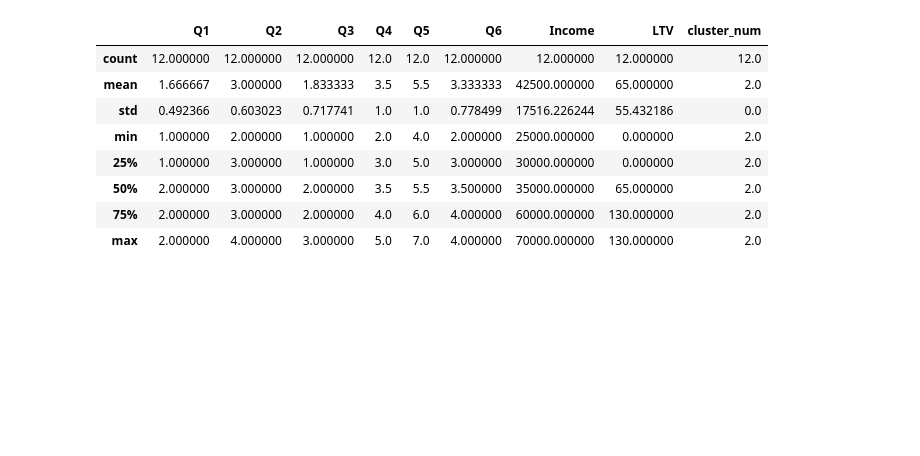
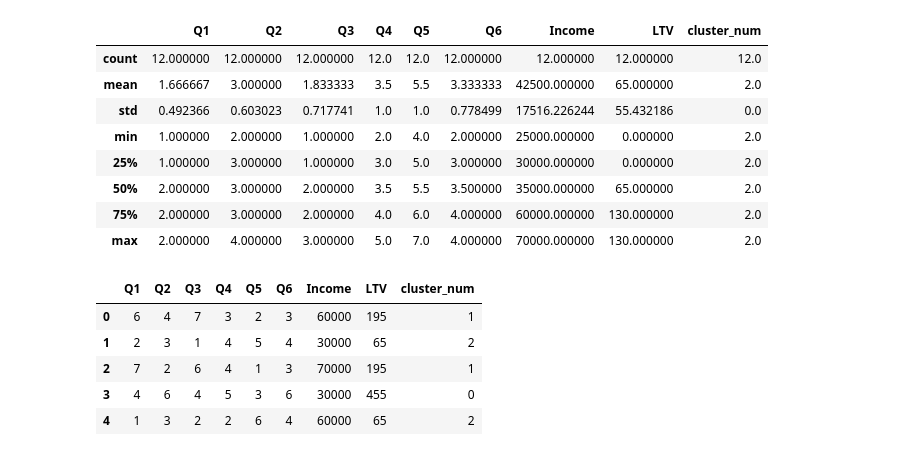
Before and after one commit to ajbattan/marketing_analytics, a Jupyter notebook: Survey_Cluster_Analysis.ipynb, the cells around one changed output. Cells and saved outputs as stored; diff of their text form; code cells hidden in the pictures; blank space fills up the shorter version.

```diff
--- a/Survey_Cluster_Analysis.ipynb
+++ b/Survey_Cluster_Analysis.ipynb
@@ -165,0 +169,10 @@ df_c3.describe()
+# %%
+df_plot.drop(df_plot.columns[[0]],axis = 1, inplace = True)
+df_plot.head()
+# %% [output]
+|  | Q1 | Q2 | Q3 | Q4 | Q5 | Q6 | Income | LTV | cluster_num |
+| 0 | 6 | 4 | 7 | 3 | 2 | 3 | 60000 | 195 | 1 |
+| 1 | 2 | 3 | 1 | 4 | 5 | 4 | 30000 | 65 | 2 |
+| 2 | 7 | 2 | 6 | 4 | 1 | 3 | 70000 | 195 | 1 |
+| 3 | 4 | 6 | 4 | 5 | 3 | 6 | 30000 | 455 | 0 |
+| 4 | 1 | 3 | 2 | 2 | 6 | 4 | 60000 | 65 | 2 |
```
Also changed, not shown: parts of 5 cells of this notebook.
